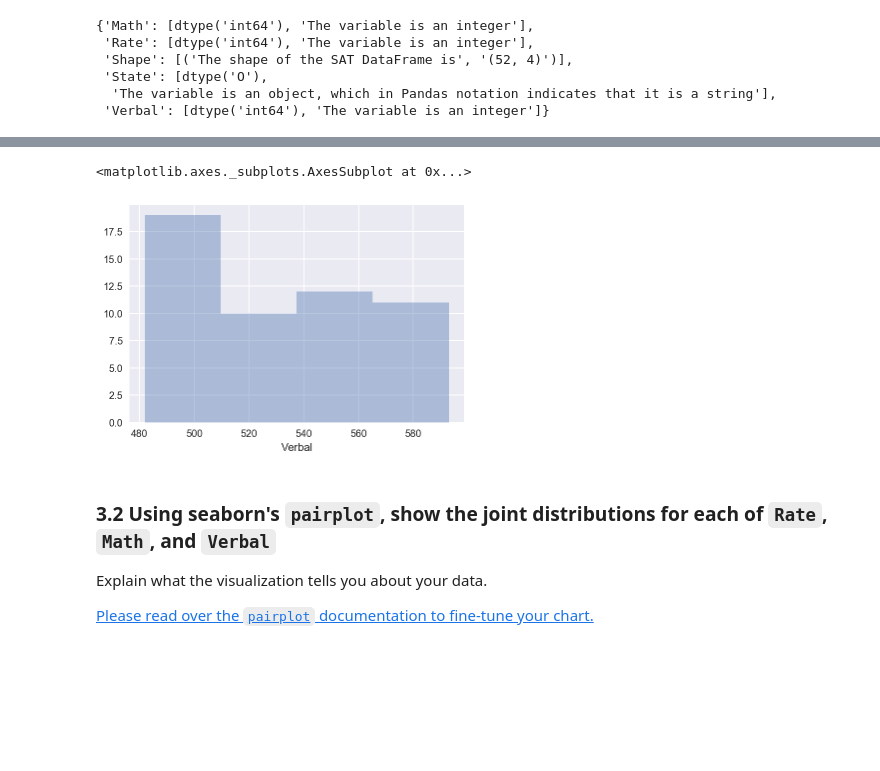
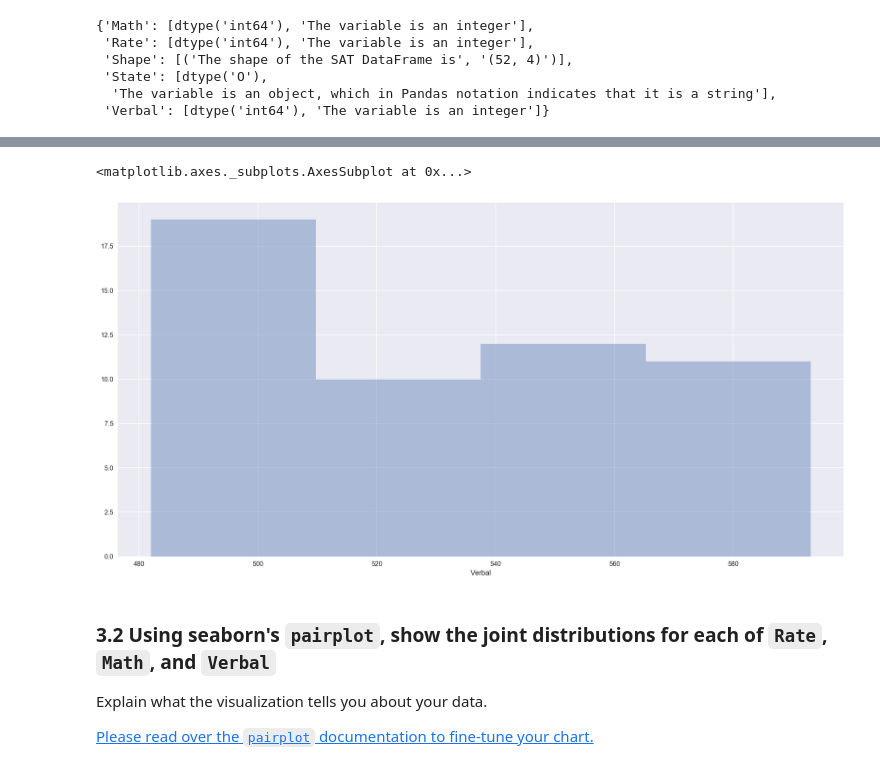
Before and after one commit to guangyic/project2, a Jupyter notebook: CHUA_Guangyi_Project2.ipynb, the cells around one changed output, grey strips where cells are left out. Saved outputs shown, nothing was run; the diff lists cells and outputs as text; code cells hidden in the pictures; blank space fills up the shorter version.

```diff
--- a/CHUA_Guangyi_Project2.ipynb
+++ b/CHUA_Guangyi_Project2.ipynb
@@ -260,9 +263,10 @@ sns.distplot(sat_df2.Math, kde=False, hist=True)
 # %%
 sns.set()
+fig, ax = plt.subplots(figsize=(20,10))
 sns.distplot(sat_df2.Verbal, kde=False, hist=True)
 # %% [output]
 <matplotlib.axes._subplots.AxesSubplot at 0x...>
-[figure, old version]
+[figure, new version]
 # %% [markdown]
 ### 3.2 Using seaborn's `pairplot`, show the joint distributions for each of `Rate`, `Math`, and `Verbal`
 
```
Also changed, not shown: parts of 9 cells of this notebook.
